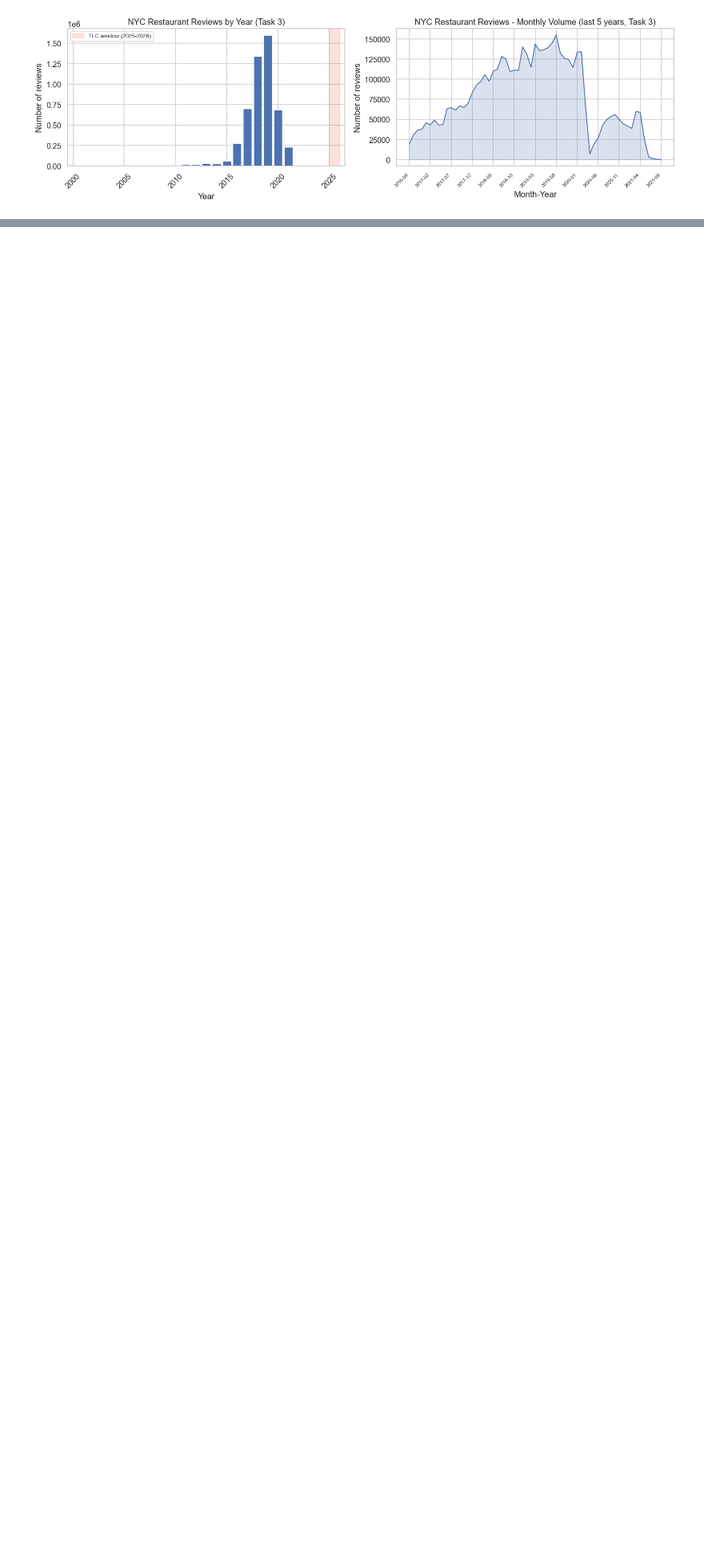
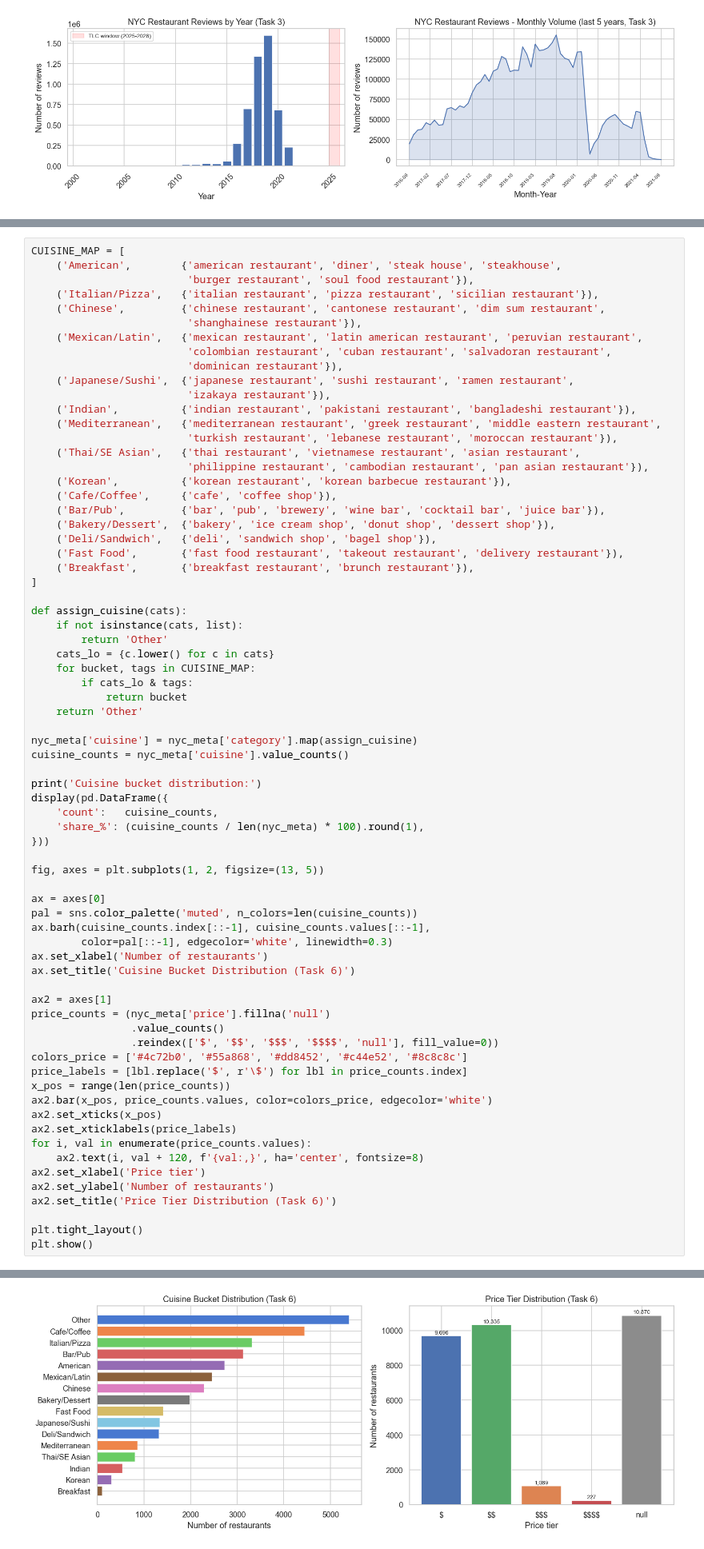
Before and after one commit to tungtt/cab-cravings, a Jupyter notebook: notebooks/03_google_local_eda.ipynb, the cells around one changed output, grey strips where cells are left out. Shown at 80% size. Drawn from its saved outputs; the diff is of its cells as text; blank space fills up the shorter version.

Commit message:
[upd] Complete the Google Local Data analysis

```diff
--- a/notebooks/03_google_local_eda.ipynb
+++ b/notebooks/03_google_local_eda.ipynb
@@ -533,0 +807,72 @@ _(Fill in after execution: date range, peak year, % from 2018+, unique recent us
+# %%
+CUISINE_MAP = [
+    ('American',        {'american restaurant', 'diner', 'steak house', 'steakhouse',
+                         'burger restaurant', 'soul food restaurant'}),
+    ('Italian/Pizza',   {'italian restaurant', 'pizza restaurant', 'sicilian restaurant'}),
+    ('Chinese',         {'chinese restaurant', 'cantonese restaurant', 'dim sum restaurant',
+                         'shanghainese restaurant'}),
+    ('Mexican/Latin',   {'mexican restaurant', 'latin american restaurant', 'peruvian restaurant',
+                         'colombian restaurant', 'cuban restaurant', 'salvadoran restaurant',
+                         'dominican restaurant'}),
+    ('Japanese/Sushi',  {'japanese restaurant', 'sushi restaurant', 'ramen restaurant',
+                         'izakaya restaurant'}),
+    ('Indian',          {'indian restaurant', 'pakistani restaurant', 'bangladeshi restaurant'}),
+    ('Mediterranean',   {'mediterranean restaurant', 'greek restaurant', 'middle eastern restaurant',
+                         'turkish restaurant', 'lebanese restaurant', 'moroccan restaurant'}),
+    ('Thai/SE Asian',   {'thai restaurant', 'vietnamese restaurant', 'asian restaurant',
+                         'philippine restaurant', 'cambodian restaurant', 'pan asian restaurant'}),
+    ('Korean',          {'korean restaurant', 'korean barbecue restaurant'}),
+    ('Cafe/Coffee',     {'cafe', 'coffee shop'}),
+    ('Bar/Pub',         {'bar', 'pub', 'brewery', 'wine bar', 'cocktail bar', 'juice bar'}),
+    ('Bakery/Dessert',  {'bakery', 'ice cream shop', 'donut shop', 'dessert shop'}),
+    ('Deli/Sandwich',   {'deli', 'sandwich shop', 'bagel shop'}),
+    ('Fast Food',       {'fast food restaurant', 'takeout restaurant', 'delivery restaurant'}),
+    ('Breakfast',       {'breakfast restaurant', 'brunch restaurant'}),
+]
+
+def assign_cuisine(cats):
+    if not isinstance(cats, list):
+        return 'Other'
+    cats_lo = {c.lower() for c in cats}
+    for bucket, tags in CUISINE_MAP:
+        if cats_lo & tags:
+            return bucket
+    return 'Other'
+
+nyc_meta['cuisine'] = nyc_meta['category'].map(assign_cuisine)
+cuisine_counts = nyc_meta['cuisine'].value_counts()
+
+print('Cuisine bucket distribution:')
+display(pd.DataFrame({
+    'count':   cuisine_counts,
+    'share_%': (cuisine_counts / len(nyc_meta) * 100).round(1),
+}))
+
+fig, axes = plt.subplots(1, 2, figsize=(13, 5))
+
+ax = axes[0]
+pal = sns.color_palette('muted', n_colors=len(cuisine_counts))
+ax.barh(cuisine_counts.index[::-1], cuisine_counts.values[::-1],
+        color=pal[::-1], edgecolor='white', linewidth=0.3)
+ax.set_xlabel('Number of restaurants')
+ax.set_title('Cuisine Bucket Distribution (Task 6)')
+
+ax2 = axes[1]
+price_counts = (nyc_meta['price'].fillna('null')
+                .value_counts()
+                .reindex(['$', '$$', '$$$', '$$$$', 'null'], fill_value=0))
+colors_price = ['#4c72b0', '#55a868', '#dd8452', '#c44e52', '#8c8c8c']
+price_labels = [lbl.replace('$', r'\$') for lbl in price_counts.index]
+x_pos = range(len(price_counts))
+ax2.bar(x_pos, price_counts.values, color=colors_price, edgecolor='white')
+ax2.set_xticks(x_pos)
+ax2.set_xticklabels(price_labels)
+for i, val in enumerate(price_counts.values):
+    ax2.text(i, val + 120, f'{val:,}', ha='center', fontsize=8)
+ax2.set_xlabel('Price tier')
+ax2.set_ylabel('Number of restaurants')
+ax2.set_title('Price Tier Distribution (Task 6)')
+
+plt.tight_layout()
+plt.show()
+# %% [output]
@@ -533,0 +898 @@ _(Fill in after execution: date range, peak year, % from 2018+, unique recent us
+[figure, added]
```
Also changed, not shown: parts of 37 cells of this notebook, 4 other files.
